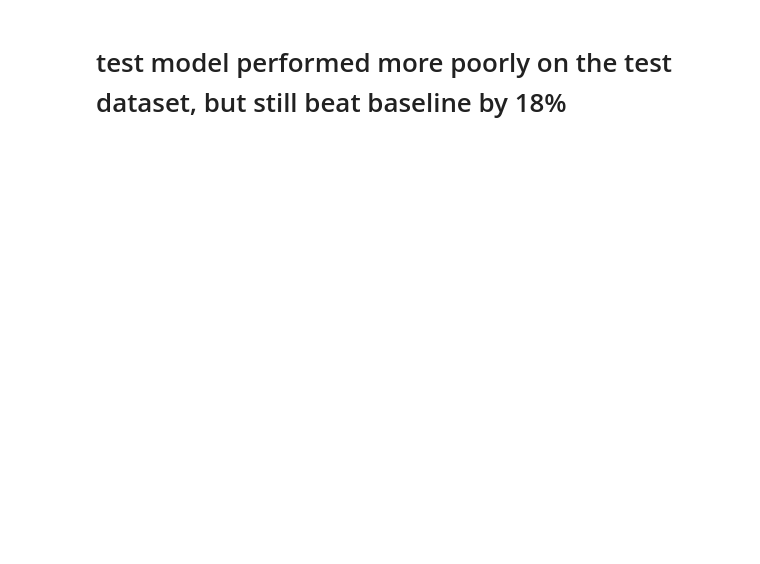
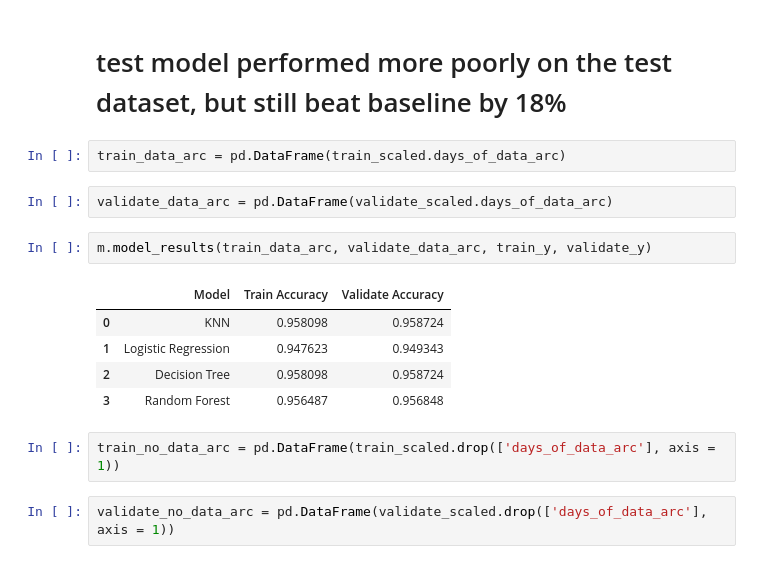
Before and after one commit to Naomi-SB/Personal_Project_comet_classification, a Jupyter notebook: Final_Personal_comet_class_predictions.ipynb, the cells around one changed output. Cells and saved outputs as stored; diff of their text form; blank space fills up the shorter version.

```diff
--- a/Final_Personal_comet_class_predictions.ipynb
+++ b/Final_Personal_comet_class_predictions.ipynb
@@ -197,2 +200,18 @@ Accuracy of Logistic Regression on train is 0.9707207207207207
 # %% [markdown]
 # test model performed more poorly on the test dataset, but still beat baseline by 18%
+# %%
+train_data_arc = pd.DataFrame(train_scaled.days_of_data_arc)
+# %%
+validate_data_arc = pd.DataFrame(validate_scaled.days_of_data_arc)
+# %%
+m.model_results(train_data_arc, validate_data_arc, train_y, validate_y)
+# %% [output]
+|  | Model | Train Accuracy | Validate Accuracy |
+| 0 | KNN | 0.958098 | 0.958724 |
+| 1 | Logistic Regression | 0.947623 | 0.949343 |
+| 2 | Decision Tree | 0.958098 | 0.958724 |
+| 3 | Random Forest | 0.956487 | 0.956848 |
+# %%
+train_no_data_arc = pd.DataFrame(train_scaled.drop(['days_of_data_arc'], axis = 1))
+# %%
+validate_no_data_arc = pd.DataFrame(validate_scaled.drop(['days_of_data_arc'], axis = 1))
```
Also changed, not shown: parts of 4 cells of this notebook.
